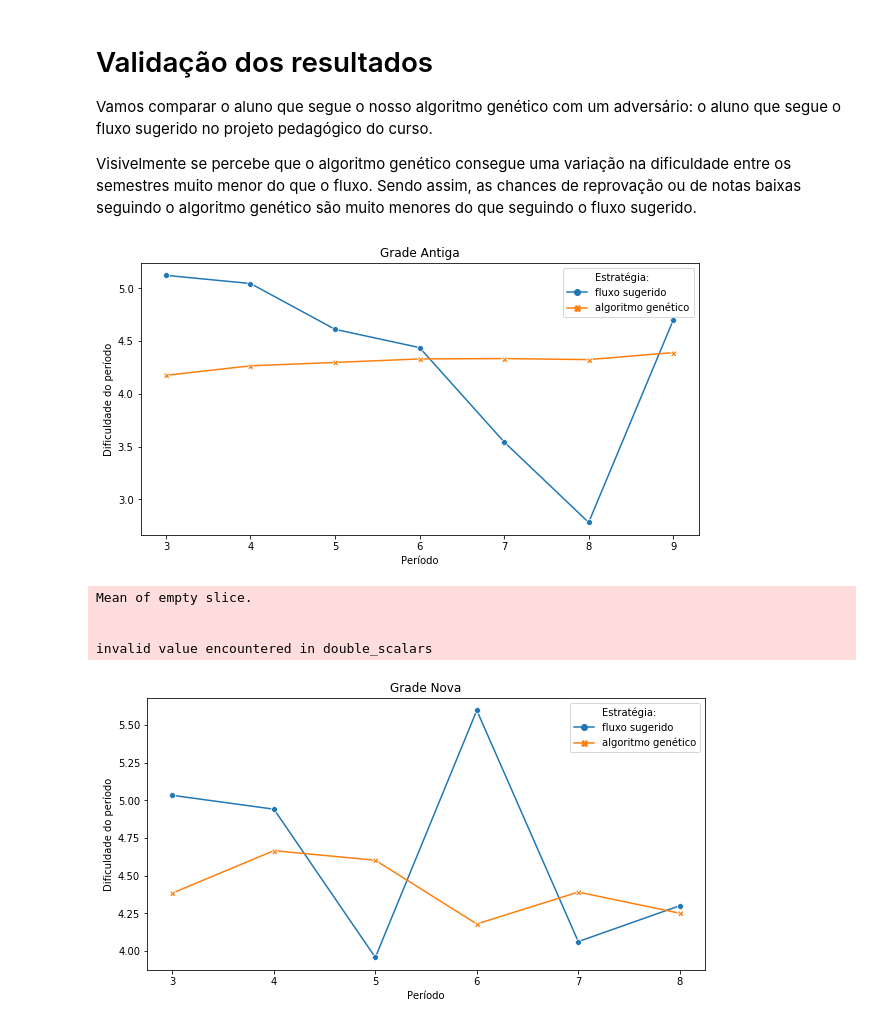
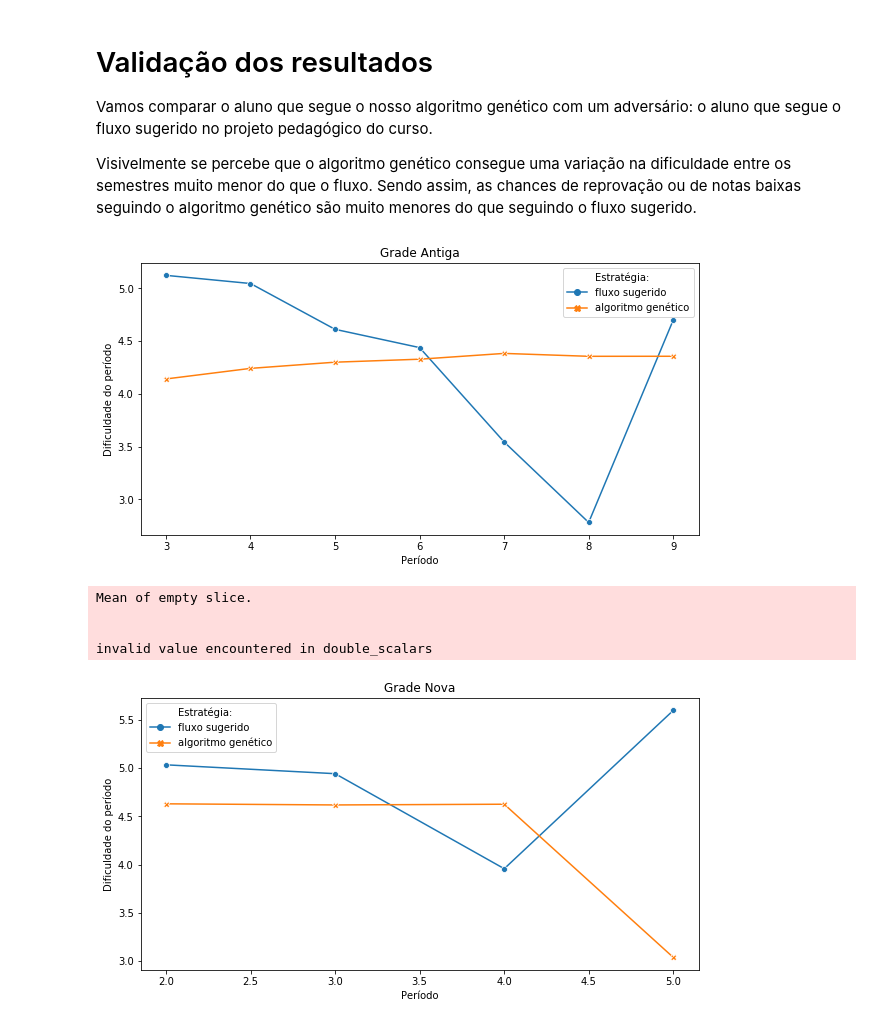
Before and after one commit to luanagbmartins/inteligencia-artificial, a Jupyter notebook: Módulo 5 - Algoritmos Genéticos/Rascunho.ipynb, the cells around one changed output. Drawn from its saved outputs; the diff is of its cells as text; code cells hidden in the pictures.

Commit message:
corrigido - graficos grade nova

```diff
--- a/Módulo 5 - Algoritmos Genéticos/Rascunho.ipynb
+++ b/Módulo 5 - Algoritmos Genéticos/Rascunho.ipynb
@@ -487,7 +487,7 @@ class Aluno(object):
         """
         return self.notas[m]
 
-    def gerar_entrada(self, materias, grade_nova=False, expand=True):
+    def gerar_entrada(self, materias, grade_nova=False, grade_antiga=True, expand=True):
         """
         A partir de uma lista de matérias cursadas,
         gera uma lista de matérias possíveis,
@@ -504,8 +504,9 @@ class Aluno(object):
         if grade_nova:
             materias_novas = self.df[self.df['codigo_matriz_curricular']== 'CICOMP-BI-3']\
             [['nome_componente']].drop_duplicates().values.flatten().tolist()
-        materias_antigas = self.df[self.df['codigo_matriz_curricular']== 'CICOMP-BI-2']\
-        [['nome_componente']].drop_duplicates().values.flatten().tolist()
+        if grade_antiga:
+            materias_antigas = self.df[self.df['codigo_matriz_curricular']== 'CICOMP-BI-2']\
+            [['nome_componente']].drop_duplicates().values.flatten().tolist()
         materias = materias_novas + materias_antigas
         for m in materias:
             status_1, status_2 = self.checar_dependencias(m, atuais)
@@ -611,10 +612,10 @@ def algoritmo_genetico(data):
     ga.run()
     return leitura(ga.best_individual(), data)
 
-def gerar_plano(aluno, materias, grade_nova=False, expand=True):
+def gerar_plano(aluno, materias, grade_nova=False, grade_antiga=True, expand=True):
     while True:
         try:
-            entrada = a.gerar_entrada(materias, grade_nova=grade_nova, expand=expand)
+            entrada = a.gerar_entrada(materias, grade_nova=grade_nova, grade_antiga=grade_antiga, expand=expand)
             data = [tuple(x) for x in entrada.values.tolist()]
             ag = algoritmo_genetico(data)
             if ag:
@@ -740,56 +737,56 @@ g.axes.set(ylabel='Dificuldade do período')
 g.set_title('Grade Antiga')
 pass
 # %% [output]
-[figure, old version]
+[figure, new version]
 # %%
 # Aqui definimos um aluno hipotético que cursa 5 matérias por semestre, na grade nova.
 a = Aluno(df, grade_nova=True)
 NUMERO_DE_MATERIAS = 5
-PERIODO = 2
+PERIODO = 1
 
 # Supomos que este aluno cursou os 2 primeiros períodos no fluxo, 5 matérias por semestre.
 materias = [ x[0] for x in a.criar_fluxo(periodos=PERIODO, lim=5) ]
 
 # Geramos um projeto de curso para o aluno usando o algoritmo genético.
 curso = []
-for item in gerar_plano(a, materias, grade_nova=True, expand=False):
+for item in gerar_plano(a, materias, grade_nova=True, grade_antiga=False, expand=False):
     curso.append(item)
 
 scores = np.array( [ sorted([ (a.gerar_notas(y), y) for y in x ], key=lambda x: x[0]) for x in curso ])
-scores = np.array([ np.array([ x[0] for x in y ]) for y in scores ])
+scores = np.array([ np.array([ x[0] for x in y ]).astype(float) for y in scores ])
+
 scores = [ np.mean(x) for x in scores]
 
 from collections import defaultdict
 tmp = defaultdict(list)
 for item in a.criar_fluxo(periodos=10, lim=5):
     tmp[item[1]].append(item[0])
 
 tmp = [x[1] for x in sorted(tmp.items(), key=lambda x: x[0])]
 
 fluxo_scores = np.array( [ sorted([ (a.gerar_notas(y), y) for y in x ], key=lambda x: x[0]) for x in tmp ])
-fluxo_scores = np.array([ np.array([ x[0] for x in y ]) for y in fluxo_scores ])
-fluxo_scores = [ np.mean(x) for x in fluxo_scores]
-valores_fluxo = fluxo_scores
-valores_algo = scores[0:len(fluxo_scores)]
+fluxo_scores = np.array([ np.array([ x[0] for x in y ]).astype(float) for y in fluxo_scores ])
+fluxo_scores = [ np.mean(x.flatten()) for x in fluxo_scores]
+valores_fluxo = fluxo_scores[0:len(scores)]
+valores_algo = scores
 
 valores_fluxo = [ [i, 10 - v, 'fluxo sugerido'] for i,v in enumerate(valores_fluxo) ]
 valores_algo = [ [i, 10 - v, 'algoritmo genético'] for i,v in enumerate(valores_algo) ]
 dataplot = valores_fluxo + valores_algo
 dataplot = pd.DataFrame(dataplot)\
 .rename(columns={
     2: 'Estratégia:'
 })
 
-dataplot
+dataplot[0] = dataplot[0].astype(int).apply(lambda x: x + PERIODO + 1)
 g = sns.lineplot(x=0, y=1, hue='Estratégia:', style='Estratégia:', markers=True, dashes=False, data=dataplot)
 g.axes.set(xlabel='Período')
-g.axes.set(xticklabels=[3,3,4,5,6,7,8,9])
 g.axes.set(ylabel='Dificuldade do período')
 g.set_title('Grade Nova')
 pass
 # %% [output]
 Mean of empty slice.
 
 
 invalid value encountered in double_scalars
-[figure, old version]
+[figure, new version]
```
Also changed, not shown: parts of 5 cells of this notebook.
